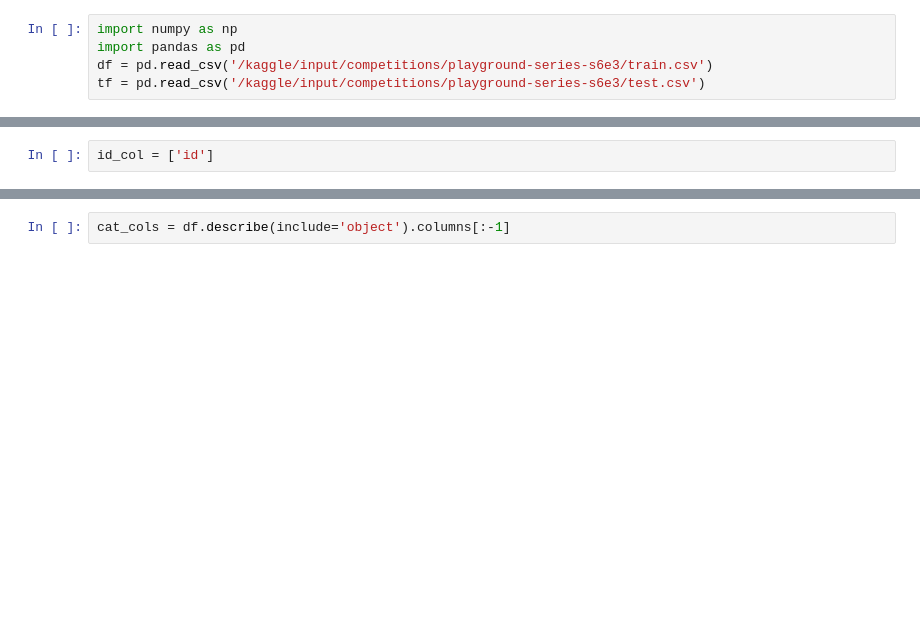
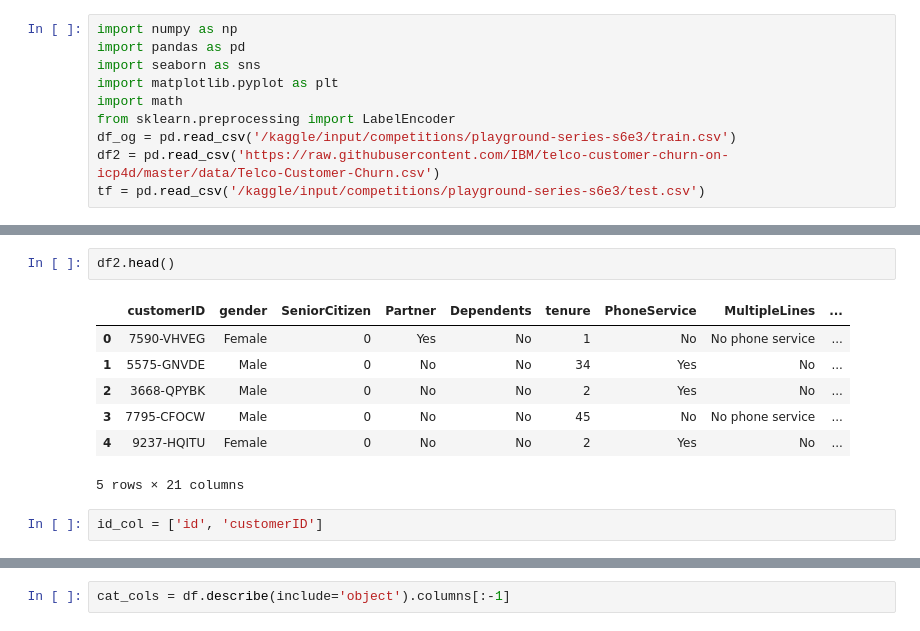
Before and after one commit to vedikagupta0/Predict-Customer-Churn, a Jupyter notebook: baseline.ipynb, the cells around one changed output, grey strips where cells are left out. Cells and saved outputs as stored; diff of their text form; blank space fills up the shorter version.

Commit message:
Kaggle Notebook | DataAug | Adding Features | Version 4

```diff
--- a/baseline.ipynb
+++ b/baseline.ipynb
@@ -3,6 +3,11 @@
 # %%
 import numpy as np
 import pandas as pd
-df = pd.read_csv('/kaggle/input/competitions/playground-series-s6e3/train.csv')
+import seaborn as sns
+import matplotlib.pyplot as plt
+import math
+from sklearn.preprocessing import LabelEncoder
+df_og = pd.read_csv('/kaggle/input/competitions/playground-series-s6e3/train.csv')
+df2 = pd.read_csv('https://raw.githubusercontent.com/IBM/telco-customer-churn-on-icp4d/master/data/Telco-Customer-Churn.csv')
 tf = pd.read_csv('/kaggle/input/competitions/playground-series-s6e3/test.csv')
 # %%
@@ -15,6 +20,16 @@ df.head()
 | 3 | 3 | Female | 0 | No | No | 1 | Yes | No | ... |
 | 4 | 4 | Female | 0 | No | No | 1 | Yes | No | ... |
 5 rows × 21 columns
+# %%
+df2.head()
+# %% [output]
+|  | customerID | gender | SeniorCitizen | Partner | Dependents | tenure | PhoneService | MultipleLines | ... |
+| 0 | 7590-VHVEG | Female | 0 | Yes | No | 1 | No | No phone service | ... |
+| 1 | 5575-GNVDE | Male | 0 | No | No | 34 | Yes | No | ... |
+| 2 | 3668-QPYBK | Male | 0 | No | No | 2 | Yes | No | ... |
+| 3 | 7795-CFOCW | Male | 0 | No | No | 45 | No | No phone service | ... |
+| 4 | 9237-HQITU | Female | 0 | No | No | 2 | Yes | No | ... |
+5 rows × 21 columns
 # %%
-id_col = ['id']
+id_col = ['id', 'customerID']
 # %%
```
Also changed, not shown: parts of 38 cells of this notebook.
